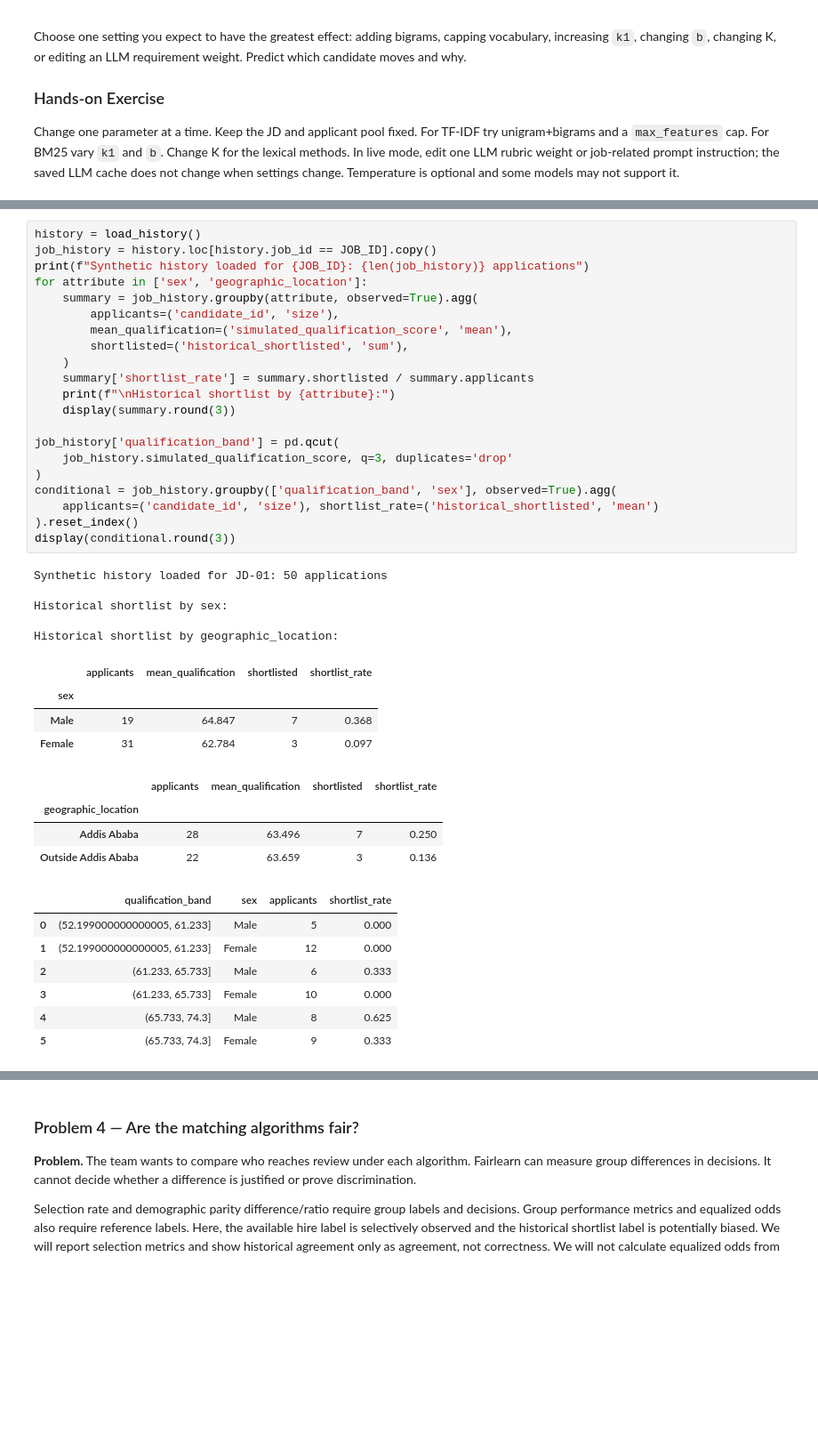
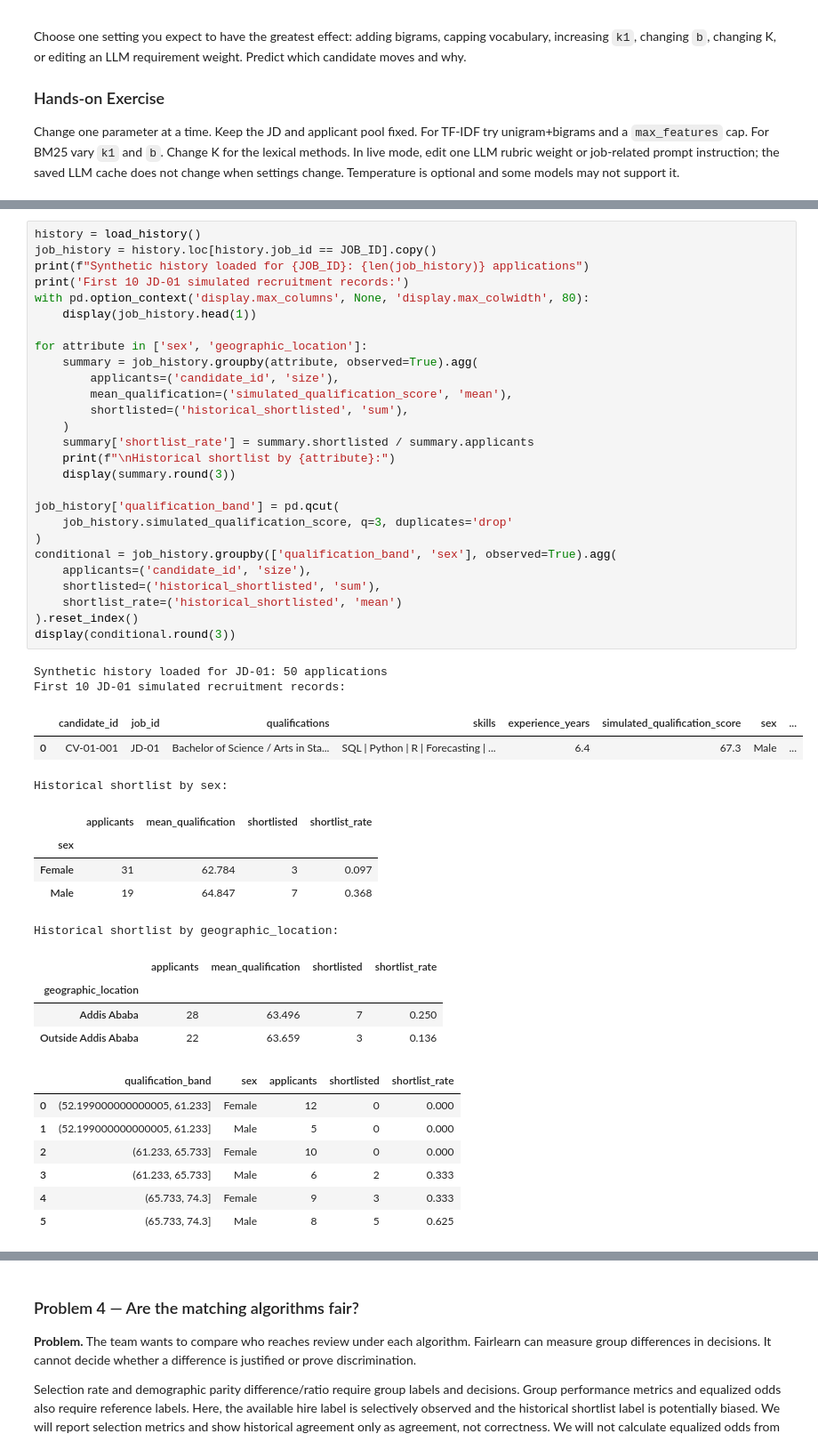
Before and after one commit to 123botieno/HR_use-case, a Jupyter notebook: job-matching-fairness/job_matching_fairness.ipynb, the cells around one changed output, grey strips where cells are left out. Shown at 89% size. Drawn from its saved outputs; the diff is of its cells as text; blank space fills up the shorter version.

```diff
--- a/job-matching-fairness/job_matching_fairness.ipynb
+++ b/job-matching-fairness/job_matching_fairness.ipynb
@@ -292,42 +368,49 @@ Use the same JD-01 synthetic hiring records as the rest of this investigation. S
 # %%
 history = load_history()
 job_history = history.loc[history.job_id == JOB_ID].copy()
 print(f"Synthetic history loaded for {JOB_ID}: {len(job_history)} applications")
+print('First 10 JD-01 simulated recruitment records:')
+with pd.option_context('display.max_columns', None, 'display.max_colwidth', 80):
+    display(job_history.head(1))
+
 for attribute in ['sex', 'geographic_location']:
     summary = job_history.groupby(attribute, observed=True).agg(
         applicants=('candidate_id', 'size'),
         mean_qualification=('simulated_qualification_score', 'mean'),
         shortlisted=('historical_shortlisted', 'sum'),
     )
     summary['shortlist_rate'] = summary.shortlisted / summary.applicants
     print(f"\nHistorical shortlist by {attribute}:")
     display(summary.round(3))
 
 job_history['qualification_band'] = pd.qcut(
     job_history.simulated_qualification_score, q=3, duplicates='drop'
 )
 conditional = job_history.groupby(['qualification_band', 'sex'], observed=True).agg(
-    applicants=('candidate_id', 'size'), shortlist_rate=('historical_shortlisted', 'mean')
+    applicants=('candidate_id', 'size'),
+    shortlisted=('historical_shortlisted', 'sum'),
+    shortlist_rate=('historical_shortlisted', 'mean')
 ).reset_index()
 display(conditional.round(3))
 # %% [output]
 Synthetic history loaded for JD-01: 50 applications
-
-Historical shortlist by sex:
-
-Historical shortlist by geographic_location:
+First 10 JD-01 simulated recruitment records:
-|  | applicants | mean_qualification | shortlisted | shortlist_rate |
-| sex |  |  |  |  |
-| Male | 19 | 64.847 | 7 | 0.368 |
-| Female | 31 | 62.784 | 3 | 0.097 |
+|  | candidate_id | job_id | qualifications | skills | experience_years | simulated_qualification_score | sex | ... |
+| 0 | CV-01-001 | JD-01 | Bachelor of Science / Arts in Sta... | SQL | Python | R | Forecasting | ... | 6.4 | 67.3 | Male | ... |
+Historical shortlist by sex:
 |  | applicants | mean_qualification | shortlisted | shortlist_rate |
-| geographic_location |  |  |  |  |
-| Addis Ababa | 28 | 63.496 | 7 | 0.250 |
-| Outside Addis Ababa | 22 | 63.659 | 3 | 0.136 |
+| sex |  |  |  |  |
+| Female | 31 | 62.784 | 3 | 0.097 |
+| Male | 19 | 64.847 | 7 | 0.368 |
+Historical shortlist by geographic_location:
-|  | qualification_band | sex | applicants | shortlist_rate |
-| 0 | (52.199000000000005, 61.233] | Male | 5 | 0.000 |
-| 1 | (52.199000000000005, 61.233] | Female | 12 | 0.000 |
-| 2 | (61.233, 65.733] | Male | 6 | 0.333 |
-| 3 | (61.233, 65.733] | Female | 10 | 0.000 |
-| 4 | (65.733, 74.3] | Male | 8 | 0.625 |
-| 5 | (65.733, 74.3] | Female | 9 | 0.333 |
+|  | applicants | mean_qualification | shortlisted | shortlist_rate |
+| geographic_location |  |  |  |  |
+| Addis Ababa | 28 | 63.496 | 7 | 0.250 |
+| Outside Addis Ababa | 22 | 63.659 | 3 | 0.136 |
+|  | qualification_band | sex | applicants | shortlisted | shortlist_rate |
+| 0 | (52.199000000000005, 61.233] | Female | 12 | 0 | 0.000 |
+| 1 | (52.199000000000005, 61.233] | Male | 5 | 0 | 0.000 |
+| 2 | (61.233, 65.733] | Female | 10 | 0 | 0.000 |
+| 3 | (61.233, 65.733] | Male | 6 | 2 | 0.333 |
+| 4 | (65.733, 74.3] | Female | 9 | 3 | 0.333 |
+| 5 | (65.733, 74.3] | Male | 8 | 5 | 0.625 |
```
Also changed, not shown: parts of 19 cells of this notebook, 2 other files.
